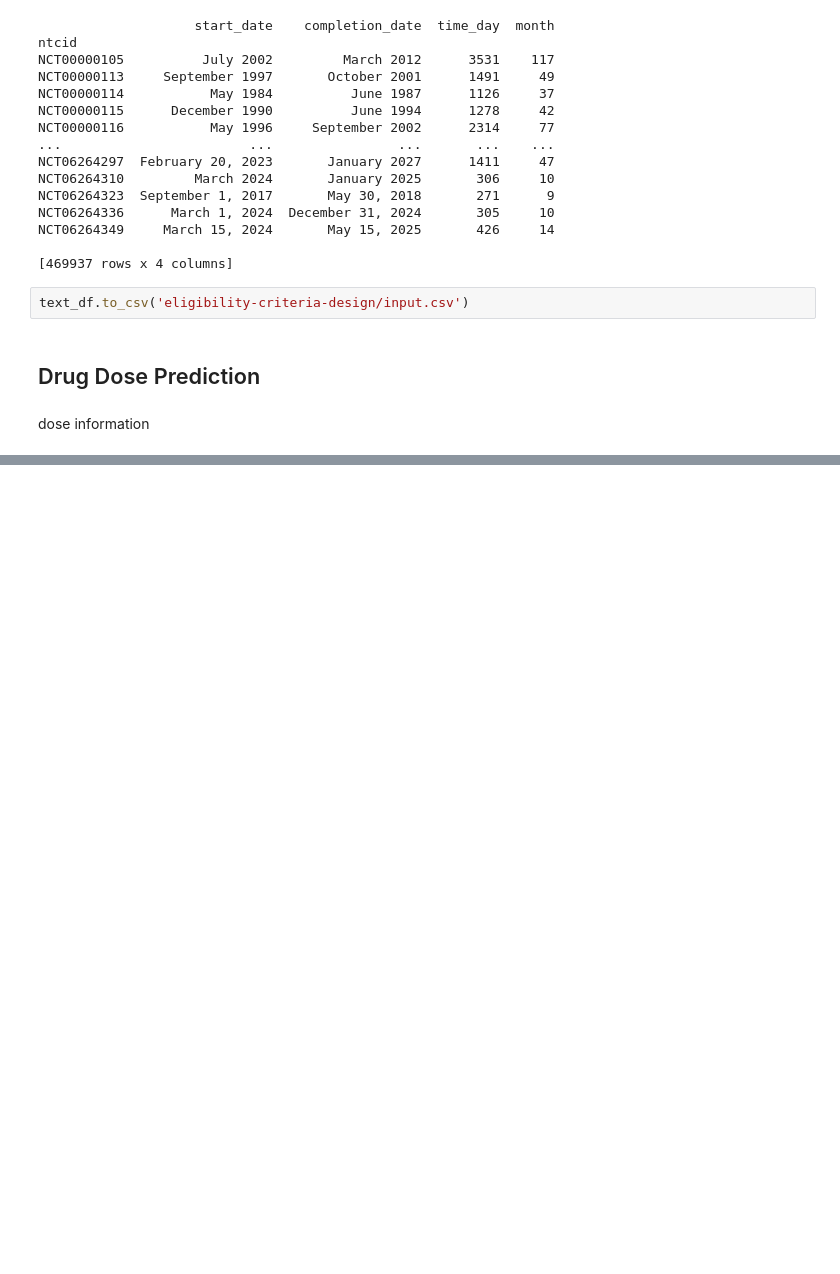
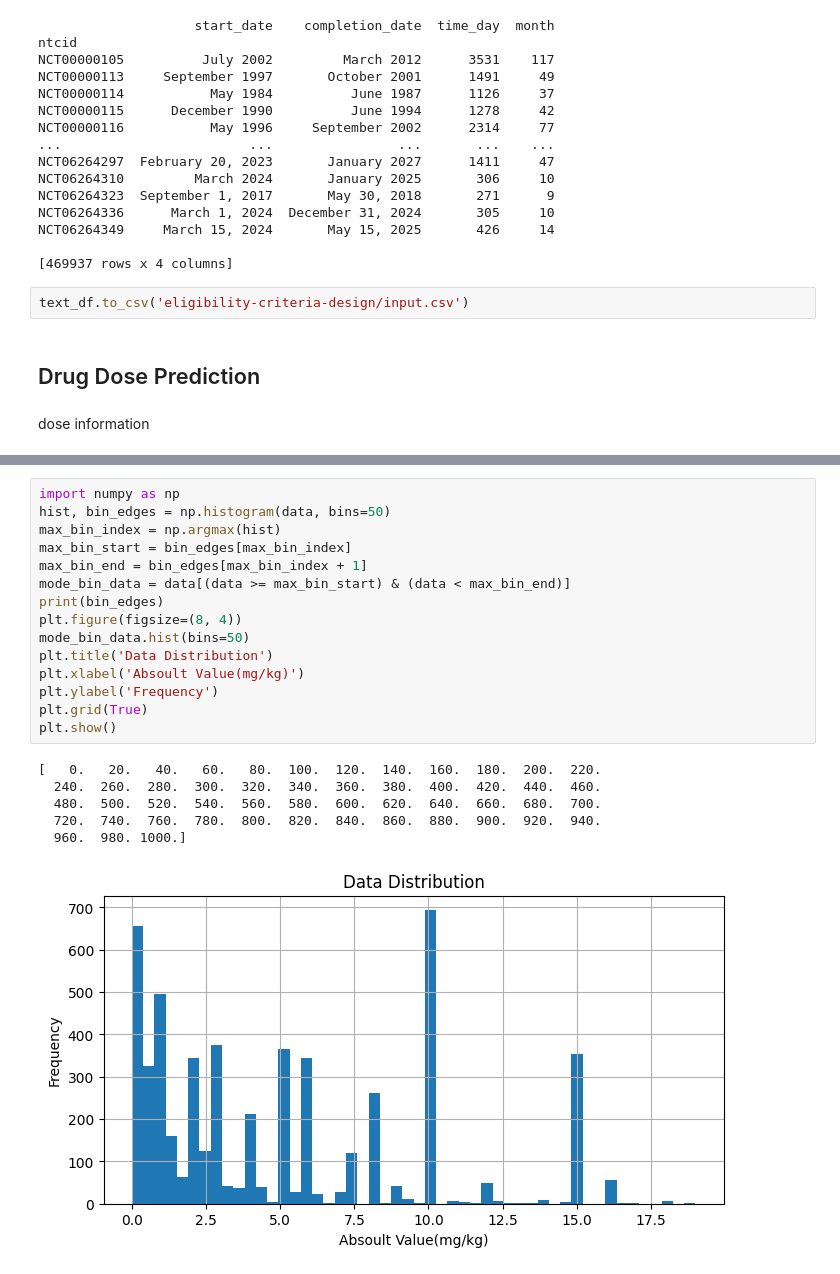
Before and after one commit to huyjj/Clinical, a Jupyter notebook: generate_target.ipynb, the cells around one changed output, grey strips where cells are left out. Drawn from its saved outputs; the diff is of its cells as text; blank space fills up the shorter version.

```diff
--- a/generate_target.ipynb
+++ b/generate_target.ipynb
@@ -580,0 +963,22 @@ dose information
+# %%
+import numpy as np
+hist, bin_edges = np.histogram(data, bins=50)
+max_bin_index = np.argmax(hist)
+max_bin_start = bin_edges[max_bin_index]
+max_bin_end = bin_edges[max_bin_index + 1]
+mode_bin_data = data[(data >= max_bin_start) & (data < max_bin_end)]
+print(bin_edges)
+plt.figure(figsize=(8, 4))
+mode_bin_data.hist(bins=50)
+plt.title('Data Distribution')
+plt.xlabel('Absoult Value(mg/kg)')
+plt.ylabel('Frequency')
+plt.grid(True)
+plt.show()
+# %% [output]
+[   0.   20.   40.   60.   80.  100.  120.  140.  160.  180.  200.  220.
+  240.  260.  280.  300.  320.  340.  360.  380.  400.  420.  440.  460.
+  480.  500.  520.  540.  560.  580.  600.  620.  640.  660.  680.  700.
+  720.  740.  760.  780.  800.  820.  840.  860.  880.  900.  920.  940.
+  960.  980. 1000.]
+[figure, added]
```
Also changed, not shown: parts of 61 cells of this notebook, 7 other files.
